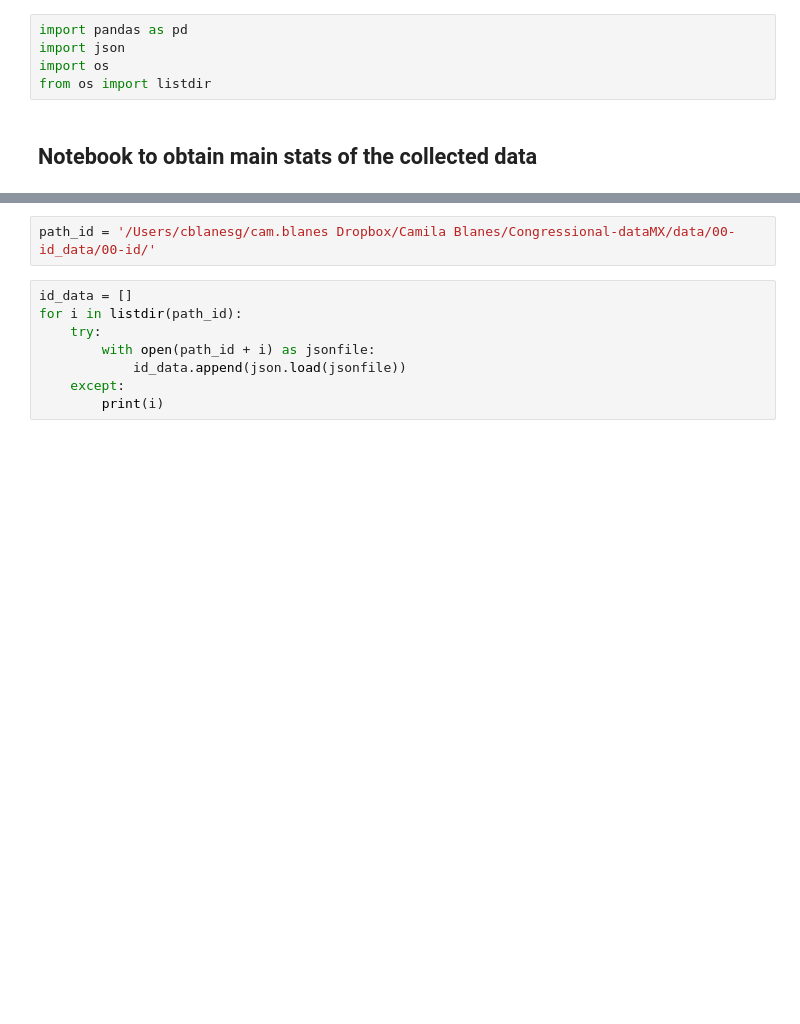
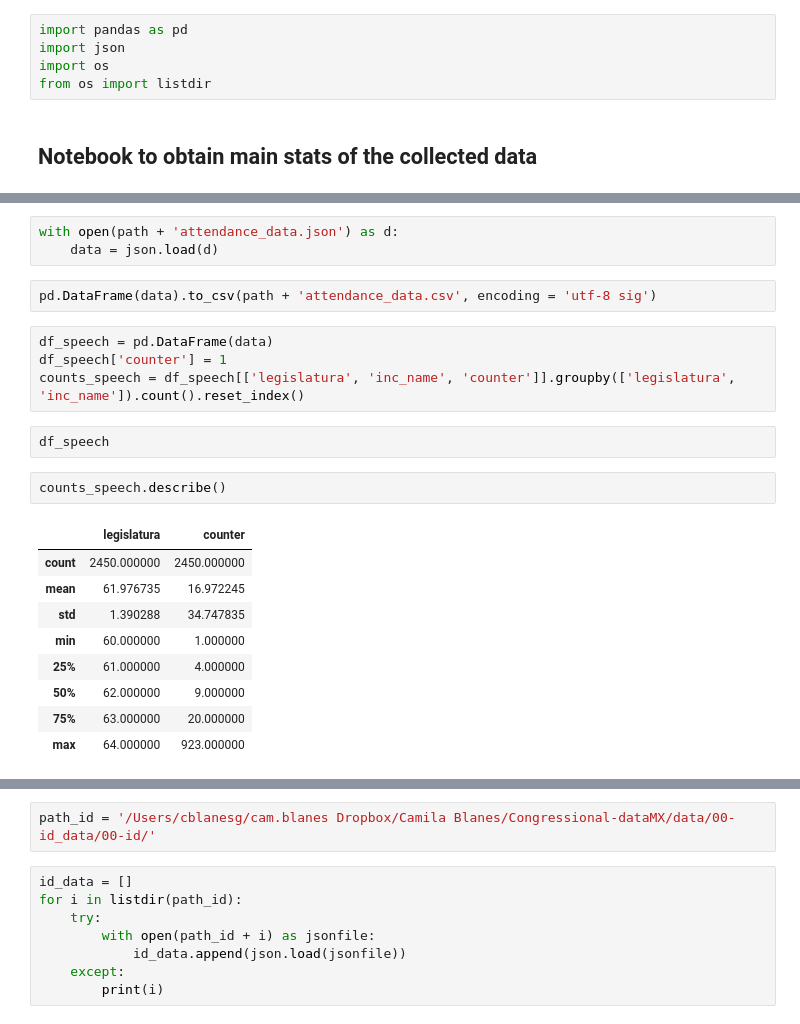
Before and after one commit to cblanesg/Congressional-dataMX, a Jupyter notebook: source/01-collection_data/06-summary_statistics/summary_collection.ipynb, the cells around one changed output, grey strips where cells are left out. Drawn from its saved outputs; the diff is of its cells as text; blank space fills up the shorter version.

```diff
--- a/source/01-collection_data/06-summary_statistics/summary_collection.ipynb
+++ b/source/01-collection_data/06-summary_statistics/summary_collection.ipynb
@@ -11,0 +21,23 @@ from os import listdir
+# %%
+with open(path + 'attendance_data.json') as d:
+    data = json.load(d)
+# %%
+pd.DataFrame(data).to_csv(path + 'attendance_data.csv', encoding = 'utf-8 sig')
+# %%
+df_speech = pd.DataFrame(data)
+df_speech['counter'] = 1
+counts_speech = df_speech[['legislatura', 'inc_name', 'counter']].groupby(['legislatura', 'inc_name']).count().reset_index()
+# %%
+df_speech
+# %%
+counts_speech.describe()
+# %% [output]
+|  | legislatura | counter |
+| count | 2450.000000 | 2450.000000 |
+| mean | 61.976735 | 16.972245 |
+| std | 1.390288 | 34.747835 |
+| min | 60.000000 | 1.000000 |
+| 25% | 61.000000 | 4.000000 |
+| 50% | 62.000000 | 9.000000 |
+| 75% | 63.000000 | 20.000000 |
+| max | 64.000000 | 923.000000 |
```
Also changed, not shown: parts of 6 cells of this notebook, 1 other file.
